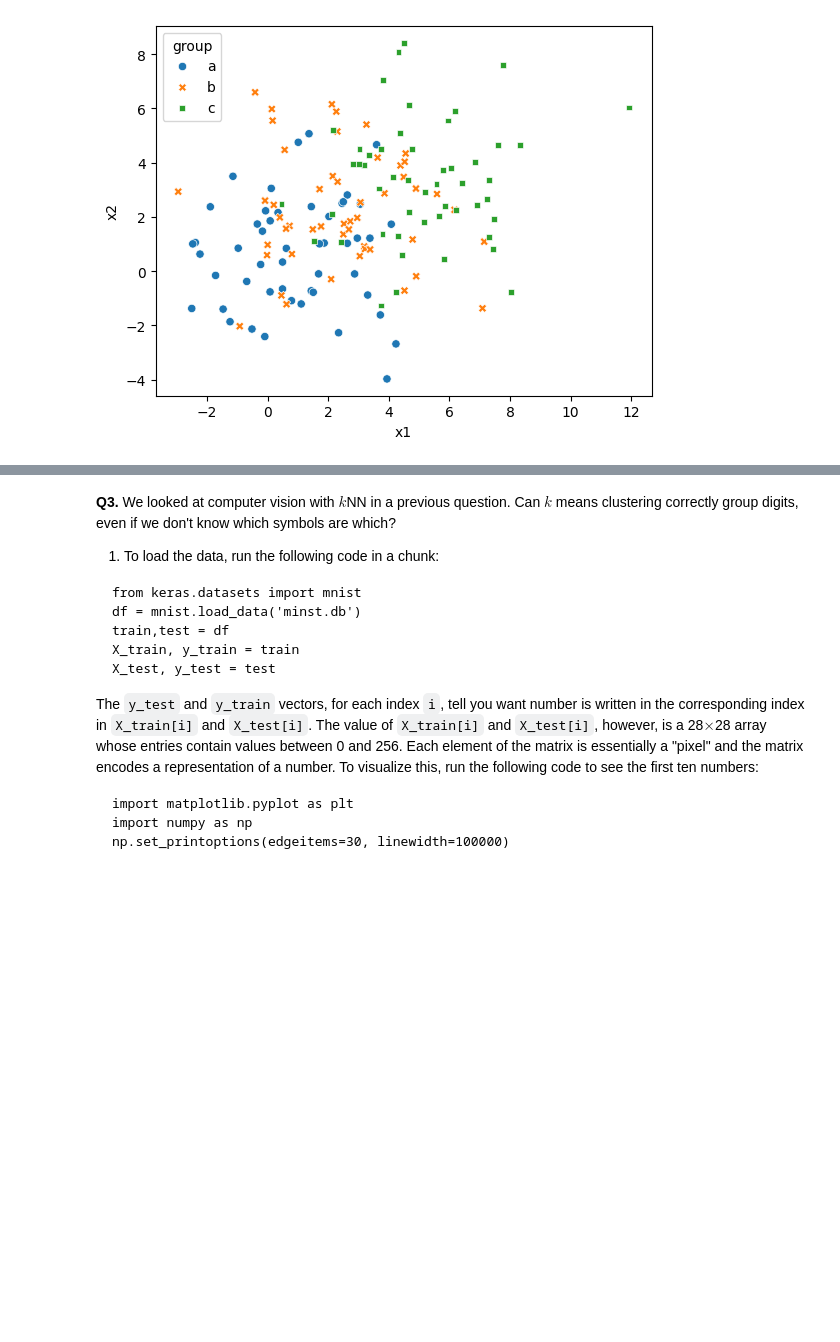
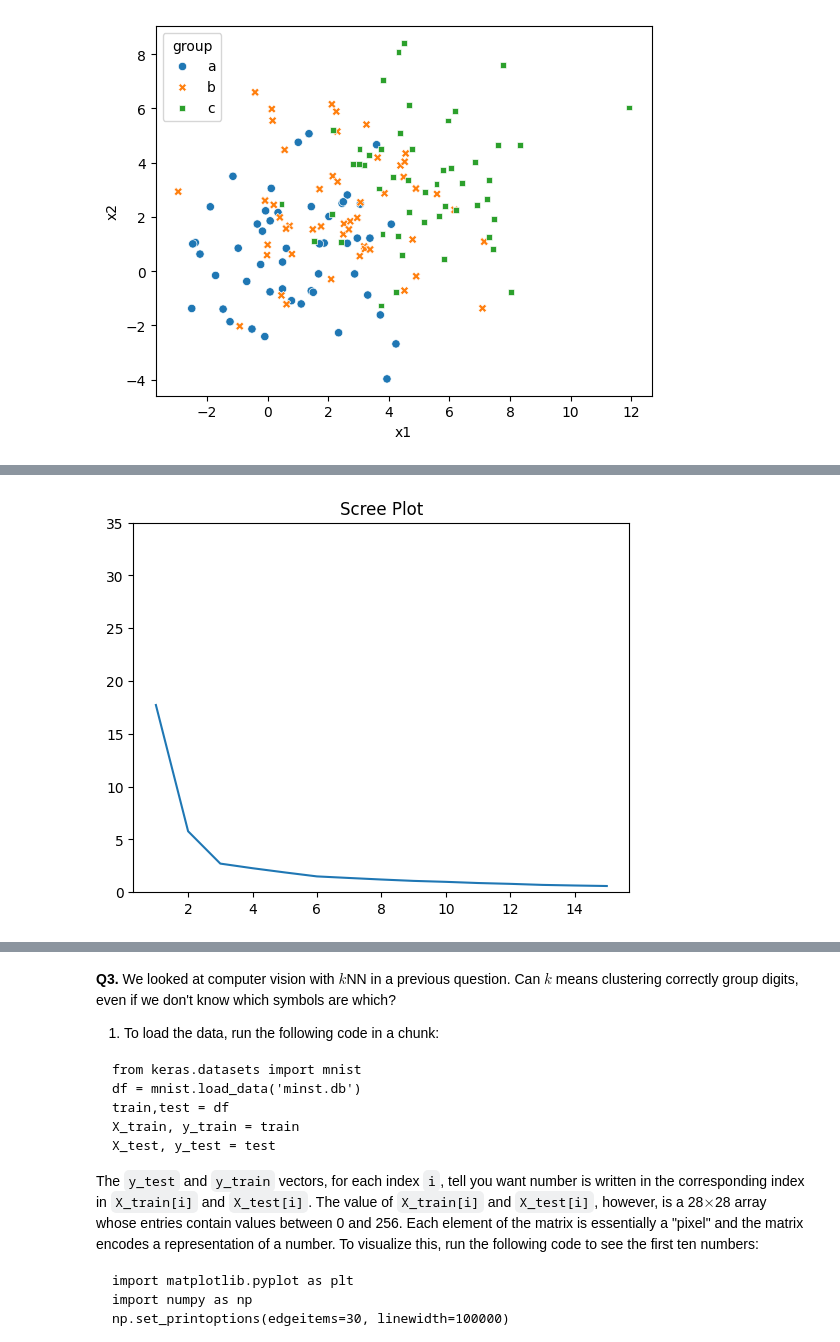
Before and after one commit to gkbrasselle/kmc, a Jupyter notebook: assignment_kmc.ipynb, the cells around one changed output, grey strips where cells are left out. Saved outputs shown, nothing was run; the diff lists cells and outputs as text; code cells hidden in the pictures; blank space fills up the shorter version.

```diff
--- a/assignment_kmc.ipynb
+++ b/assignment_kmc.ipynb
@@ -271,0 +301,4 @@ sns.scatterplot(data = df2_0, x = 'x1',y='x2',hue='group',style='group')
+# %%
+scree( data = df0_5 )
+# %% [output]
+[figure, added]
```
Also changed, not shown: parts of 11 cells of this notebook.
